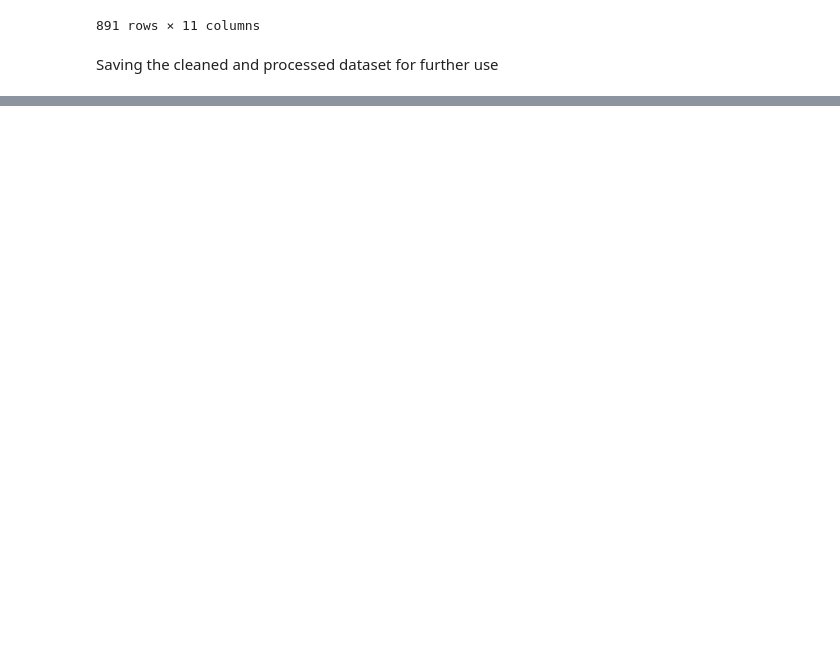
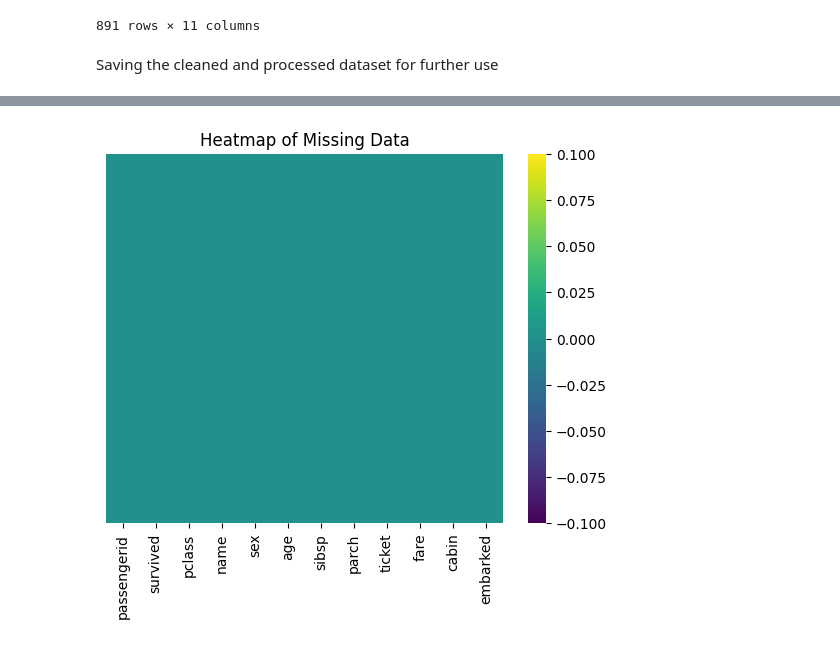
Before and after one commit to Manjosh-Lilhare/5th-sem-Practicals, a Jupyter notebook: DA Practicals/Codes/Practical1.ipynb, the cells around one changed output, grey strips where cells are left out. Drawn from its saved outputs; the diff is of its cells as text; code cells hidden in the pictures; blank space fills up the shorter version.

```diff
--- a/DA Practicals/Codes/Practical1.ipynb
+++ b/DA Practicals/Codes/Practical1.ipynb
@@ -139,0 +202,7 @@ df.to_csv("../Data/Cleaned Data/titanic - titanic.csv", index=False)
+# %%
+Data2=pd.read_csv(file_path)
+# %%
+Data2 = (
+    Data2
+    .clean_names()  # converts to lowercase, snake_case, removes special characters and spaces
+)
@@ -139,0 +231,6 @@ df.to_csv("../Data/Cleaned Data/titanic - titanic.csv", index=False)
+# %%
+for col in Data2.columns:
+    if Data2[col].dtype == 'float64' or Data2[col].dtype == 'int64':
+        Data2[col].fillna(Data2[col].median(), inplace=True)
+    else:
+        Data2[col].fillna("Unknown", inplace=True)
@@ -139,0 +255,7 @@ df.to_csv("../Data/Cleaned Data/titanic - titanic.csv", index=False)
+# %%
+#plt.figure(figsize=(12, 6))
+sns.heatmap(Data2.isna(), cbar=True, cmap='viridis', yticklabels=False)
+plt.title("Heatmap of Missing Data")
+plt.show()
+# %% [output]
+[figure, added]
```
Also changed, not shown: parts of 14 cells of this notebook, 2 other files.
